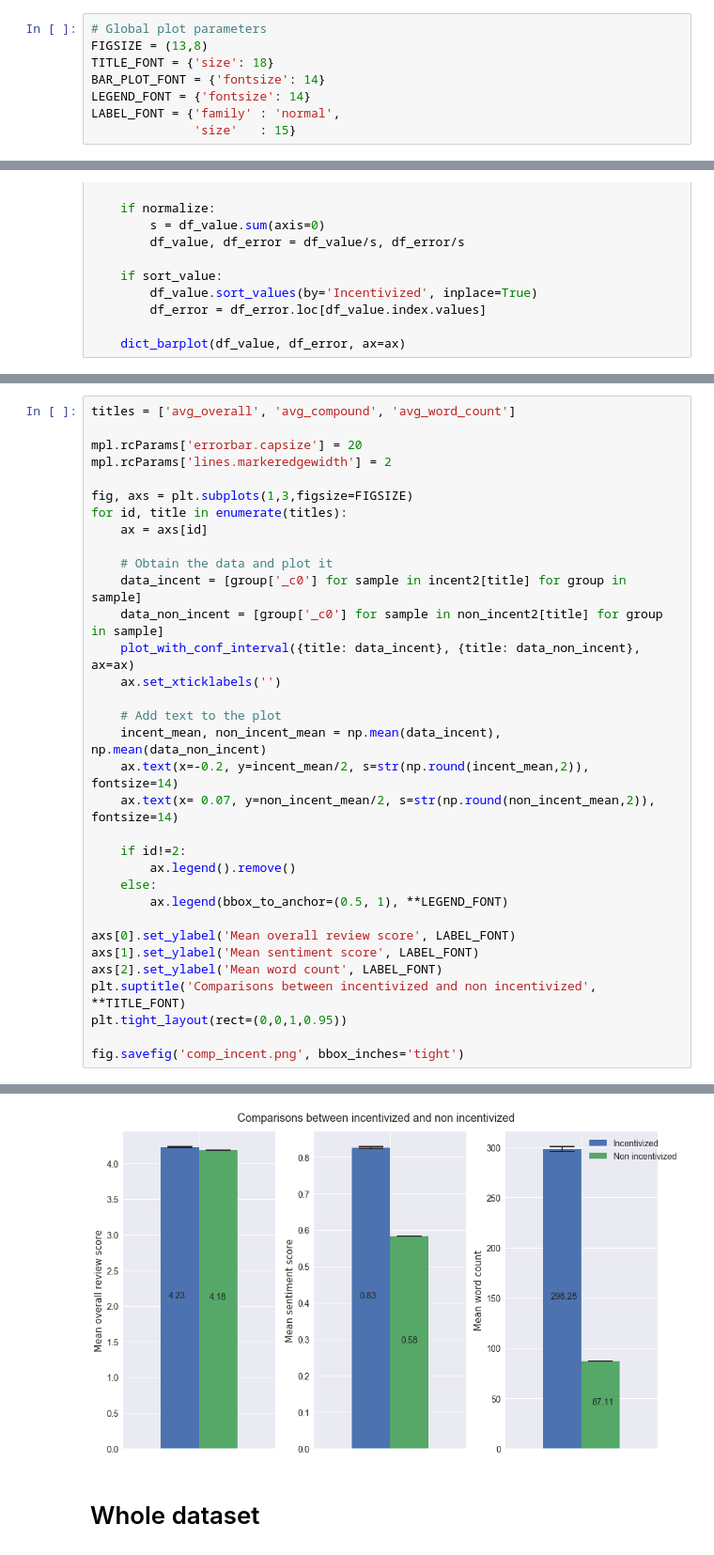
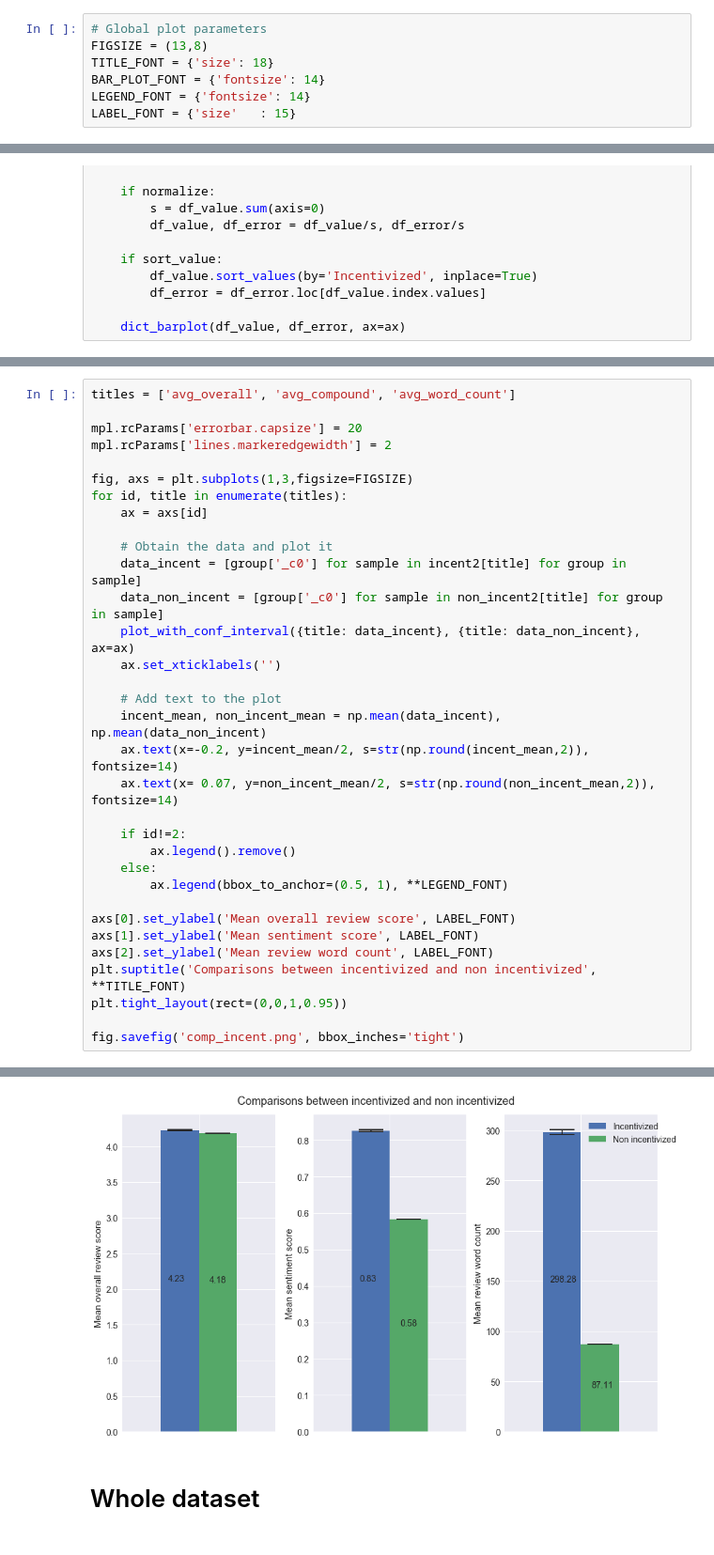
Before and after one commit to justcho5/ADA, a Jupyter notebook: project/plots/plot_data.ipynb, the cells around one changed output, grey strips where cells are left out. Shown at 94% size. Drawn from its saved outputs; the diff is of its cells as text.

Commit message:
modify label for consistency, modify font

```diff
--- a/project/plots/plot_data.ipynb
+++ b/project/plots/plot_data.ipynb
@@ -17,8 +17,7 @@ FIGSIZE = (13,8)
 TITLE_FONT = {'size': 18}
 BAR_PLOT_FONT = {'fontsize': 14}
 LEGEND_FONT = {'fontsize': 14}
-LABEL_FONT = {'family' : 'normal',
-              'size'   : 15}
+LABEL_FONT = {'size'   : 15}
 # %%
 # Price tier bins
 price_bins = [
@@ -253,35 +252,35 @@ mpl.rcParams['lines.markeredgewidth'] = 2
 
 fig, axs = plt.subplots(1,3,figsize=FIGSIZE)
 for id, title in enumerate(titles):
     ax = axs[id]
 
     # Obtain the data and plot it
     data_incent = [group['_c0'] for sample in incent2[title] for group in sample]
     data_non_incent = [group['_c0'] for sample in non_incent2[title] for group in sample]
     plot_with_conf_interval({title: data_incent}, {title: data_non_incent}, ax=ax)
     ax.set_xticklabels('')
 
     # Add text to the plot
     incent_mean, non_incent_mean = np.mean(data_incent), np.mean(data_non_incent)
     ax.text(x=-0.2, y=incent_mean/2, s=str(np.round(incent_mean,2)), fontsize=14)
     ax.text(x= 0.07, y=non_incent_mean/2, s=str(np.round(non_incent_mean,2)), fontsize=14)
 
     if id!=2:
         ax.legend().remove()
     else:
         ax.legend(bbox_to_anchor=(0.5, 1), **LEGEND_FONT)
 
 axs[0].set_ylabel('Mean overall review score', LABEL_FONT)
 axs[1].set_ylabel('Mean sentiment score', LABEL_FONT)
-axs[2].set_ylabel('Mean word count', LABEL_FONT)
+axs[2].set_ylabel('Mean review word count', LABEL_FONT)
 plt.suptitle('Comparisons between incentivized and non incentivized', **TITLE_FONT)
 plt.tight_layout(rect=(0,0,1,0.95))
 
 fig.savefig('comp_incent.png', bbox_inches='tight')
 # %% [output]
 No handles with labels found to put in legend.
 No handles with labels found to put in legend.
-[figure, old version]
+[figure, new version]
 # %% [markdown]
 # Whole dataset
 # %%
```
Also changed, not shown: parts of 17 cells of this notebook, 18 other files.
